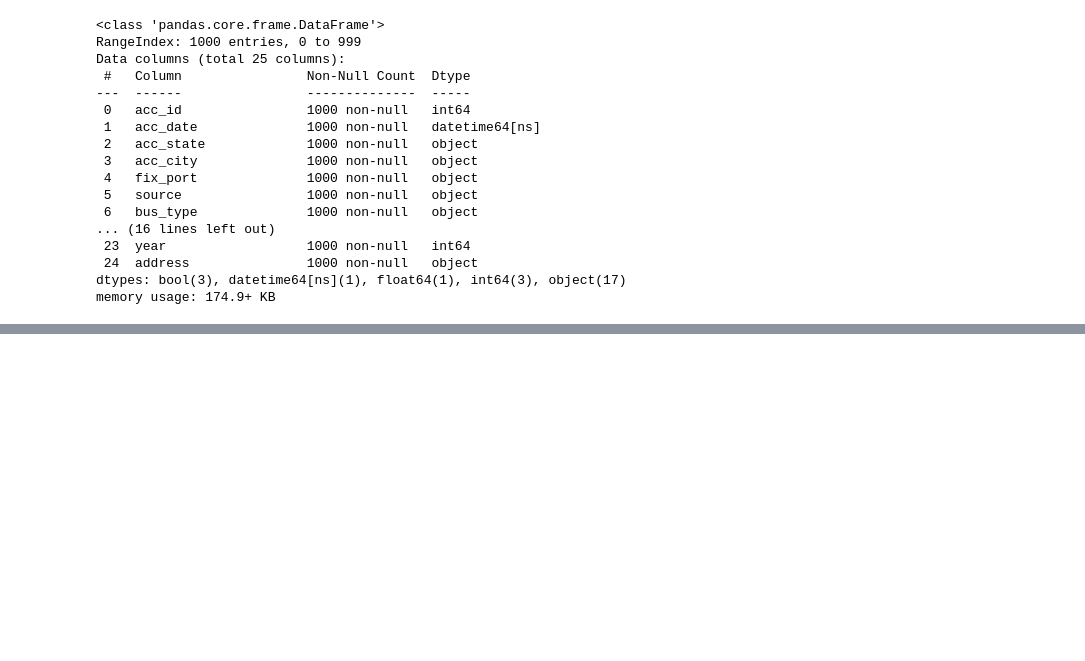
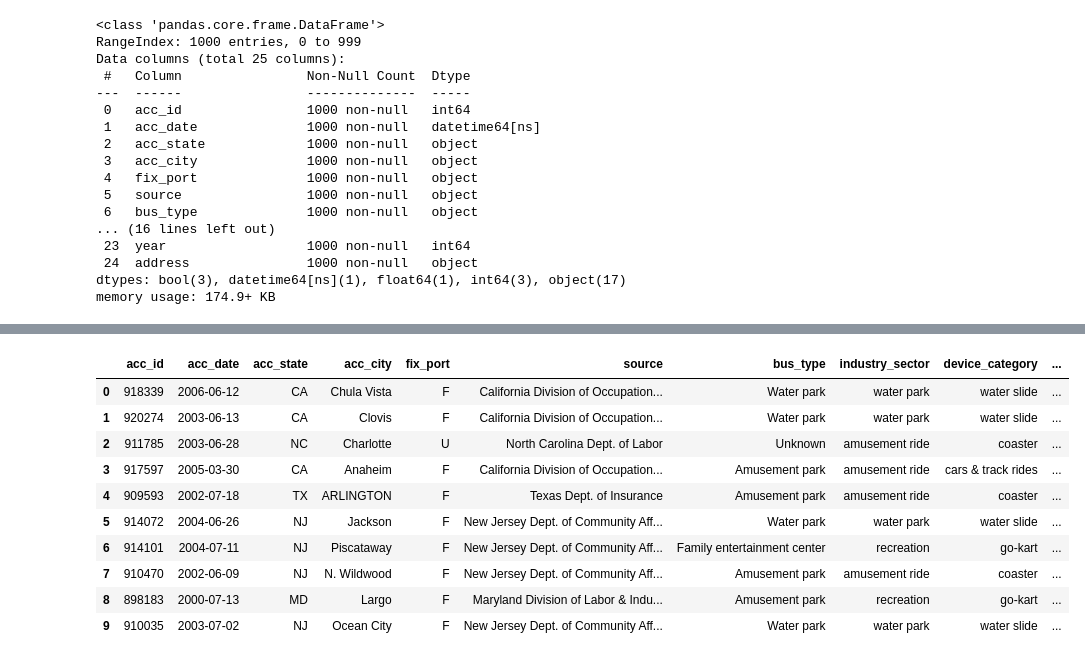
Before and after one commit to VM7568/smu_project3_themeparks, a Jupyter notebook: Vanessa's Work/themepark_data.ipynb, the cells around one changed output, grey strips where cells are left out. Cells and saved outputs as stored; diff of their text form; code cells hidden in the pictures; blank space fills up the shorter version.

Commit message:
lat & longi info

```diff
--- a/Vanessa's Work/themepark_data.ipynb
+++ b/Vanessa's Work/themepark_data.ipynb
@@ -78,7 +179,7 @@ address
 # %%
 #Get location data from opwnweathermap.org
 
-url = f"http://api.openweathermap.org/geo/1.0/direct?q={address}&appid={API_KEY}"
+url = f"http://api.openweathermap.org/geo/1.0/direct?q={address}, USA&appid={API_KEY}"
 response = requests.get(url)
 
 data = response.json()
@@ -88,0 +192,16 @@ if (len(data) > 0):
+# %%
+# parse data
+
+lat = location["lat"]
+lon = location["lon"]
+city = location["name"]
+state = location["state"]
+country = location["country"]
+
+row = {"latitude": lat,
+      "longitude": lon,
+      "city": city,
+      "state": state,
+      "country": country}
+
+row
@@ -192,0 +300,3 @@ df
+# %%
+loc_df = pd.DataFrame(rows)
+loc_df
@@ -192,0 +335,3 @@ df
+# %%
+loc_df.dropna(axis=0, inplace=True)
+loc_df
@@ -192,0 +383,16 @@ df
+# %%
+#Merge new location data
+test = pd.merge(city_df, loc_df, left_index=True, right_index=True, how="left")
+test.head(10)
+# %% [output]
+|  | acc_id | acc_date | acc_state | acc_city | fix_port | source | bus_type | industry_sector | device_category | ... |
+| 0 | 918339 | 2006-06-12 | CA | Chula Vista | F | California Division of Occupation... | Water park | water park | water slide | ... |
+| 1 | 920274 | 2003-06-13 | CA | Clovis | F | California Division of Occupation... | Water park | water park | water slide | ... |
+| 2 | 911785 | 2003-06-28 | NC | Charlotte | U | North Carolina Dept. of Labor | Unknown | amusement ride | coaster | ... |
+| 3 | 917597 | 2005-03-30 | CA | Anaheim | F | California Division of Occupation... | Amusement park | amusement ride | cars & track rides | ... |
+| 4 | 909593 | 2002-07-18 | TX | ARLINGTON | F | Texas Dept. of Insurance | Amusement park | amusement ride | coaster | ... |
+| 5 | 914072 | 2004-06-26 | NJ | Jackson | F | New Jersey Dept. of Community Aff... | Water park | water park | water slide | ... |
+| 6 | 914101 | 2004-07-11 | NJ | Piscataway | F | New Jersey Dept. of Community Aff... | Family entertainment center | recreation | go-kart | ... |
+| 7 | 910470 | 2002-06-09 | NJ | N. Wildwood | F | New Jersey Dept. of Community Aff... | Amusement park | amusement ride | coaster | ... |
+| 8 | 898183 | 2000-07-13 | MD | Largo | F | Maryland Division of Labor & Indu... | Amusement park | recreation | go-kart | ... |
+| 9 | 910035 | 2003-07-02 | NJ | Ocean City | F | New Jersey Dept. of Community Aff... | Water park | water park | water slide | ... |
```
Also changed, not shown: parts of 26 cells of this notebook, 17 other files.
